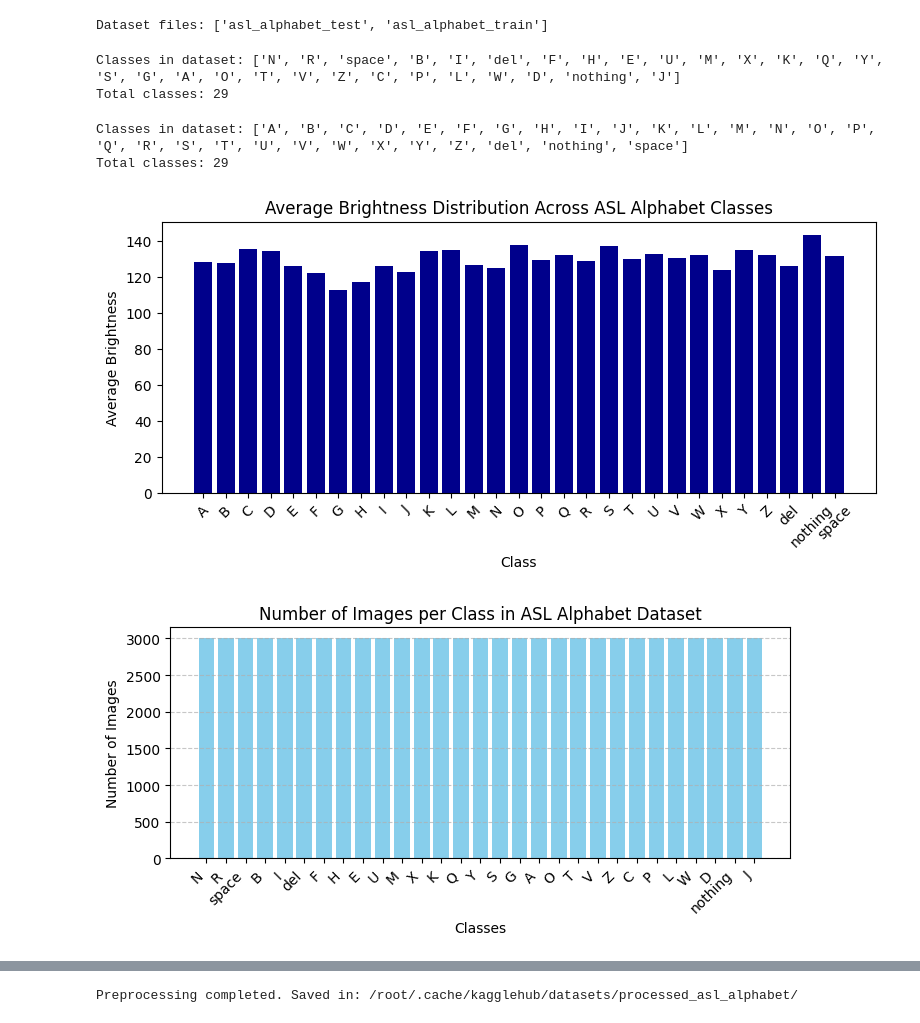
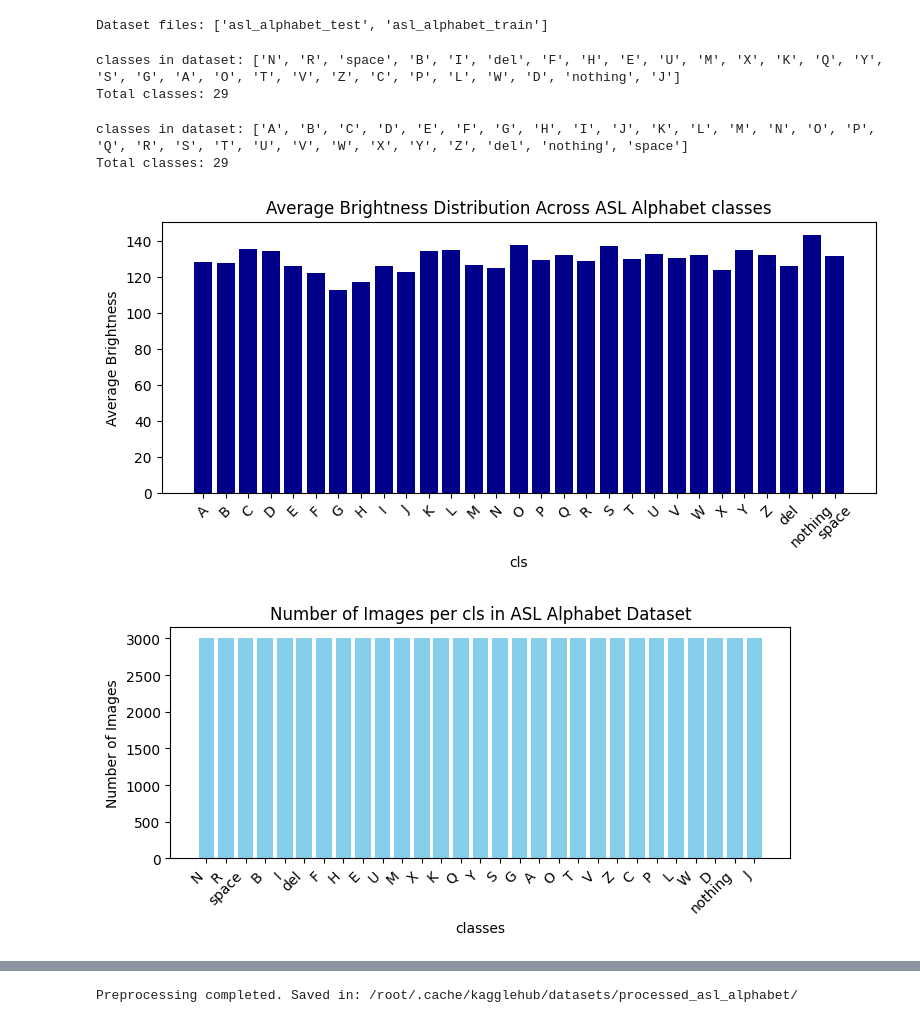
Before and after one commit to Dhaarani13/Project, a Jupyter notebook: preprocessing&EDA_.ipynb, the cells around one changed output, grey strips where cells are left out. Cells and saved outputs as stored; diff of their text form; code cells hidden in the pictures.

```diff
--- a/preprocessing&EDA_.ipynb
+++ b/preprocessing&EDA_.ipynb
@@ -29,82 +31,80 @@ Dataset files: ['asl_alphabet_test', 'asl_alphabet_train']
 train_path = os.path.join(dataset_path, "asl_alphabet_train" , "asl_alphabet_train")
 classes = os.listdir(train_path)
 
-print("Classes in dataset:", classes)
+print("classes in dataset:", classes)
 print("Total classes:", len(classes))
 # %% [output]
-Classes in dataset: ['N', 'R', 'space', 'B', 'I', 'del', 'F', 'H', 'E', 'U', 'M', 'X', 'K', 'Q', 'Y', 'S', 'G', 'A', 'O', 'T', 'V', 'Z', 'C', 'P', 'L', 'W', 'D', 'nothing', 'J']
+classes in dataset: ['N', 'R', 'space', 'B', 'I', 'del', 'F', 'H', 'E', 'U', 'M', 'X', 'K', 'Q', 'Y', 'S', 'G', 'A', 'O', 'T', 'V', 'Z', 'C', 'P', 'L', 'W', 'D', 'nothing', 'J']
 Total classes: 29
 # %%
+#Code to show Average brightness distribution across the dataset.
 
 # Define dataset path
-dataset_path = "/kaggle/input/asl-alphabet"  # Change this to your actual path
+dataset_path = "/kaggle/input/asl-alphabet"
 train_path = os.path.join(dataset_path, "asl_alphabet_train", "asl_alphabet_train")
 
 # List classes
 classes = sorted(os.listdir(train_path))
-print("Classes in dataset:", classes)
+print("classes in dataset:", classes)
 print("Total classes:", len(classes))
 
 # Initialize dictionary to store brightness values
 brightness_dict = {cls: [] for cls in classes}
 
-# Loop through each class and calculate brightness
+# Loop through each cls and calculate brightness
 for cls in tqdm(classes, desc="Processing classes"):
-    class_path = os.path.join(train_path, cls)
-    image_files = os.listdir(class_path)
+    cls_path = os.path.join(train_path, cls)
+    image_files = os.listdir(cls_path)
 
-    # Limit to a sample if dataset is large (e.g., first 100 images per class)
+    # Limit to a sample if dataset is large
     for img_file in image_files[:100]:
-        img_path = os.path.join(class_path, img_file)
+        img_path = os.path.join(cls_path, img_file)
         img = cv2.imread(img_path)
         gray = cv2.cvtColor(img, cv2.COLOR_BGR2GRAY)
         brightness = np.mean(gray)
         brightness_dict[cls].append(brightness)
 
-# Compute average brightness per class
+# Compute average brightness per cls
 avg_brightness = {cls: np.mean(vals) for cls, vals in brightness_dict.items()}
 
 # Plot brightness distribution
 plt.figure(figsize=(8, 4))
 plt.bar(avg_brightness.keys(), avg_brightness.values(), color='darkblue')
 plt.xticks(rotation=45)
-plt.xlabel('Class')
+plt.xlabel('cls')
 plt.ylabel('Average Brightness')
-plt.title('Average Brightness Distribution Across ASL Alphabet Classes')
+plt.title('Average Brightness Distribution Across ASL Alphabet classes')
 plt.tight_layout()
 plt.savefig('bright.png', dpi=300, bbox_inches='tight')
 plt.show()
 # %% [output]
-Classes in dataset: ['A', 'B', 'C', 'D', 'E', 'F', 'G', 'H', 'I', 'J', 'K', 'L', 'M', 'N', 'O', 'P', 'Q', 'R', 'S', 'T', 'U', 'V', 'W', 'X', 'Y', 'Z', 'del', 'nothing', 'space']
+classes in dataset: ['A', 'B', 'C', 'D', 'E', 'F', 'G', 'H', 'I', 'J', 'K', 'L', 'M', 'N', 'O', 'P', 'Q', 'R', 'S', 'T', 'U', 'V', 'W', 'X', 'Y', 'Z', 'del', 'nothing', 'space']
 Total classes: 29
-[figure, old version]
+[figure, new version]
 # %%
-import os
-import matplotlib.pyplot as plt
-
 # Path to training dataset
 train_path = os.path.join(dataset_path, "asl_alphabet_train", "asl_alphabet_train")
 
-# Get class names
+# Getting the cls names
 classes = os.listdir(train_path)
 
-# Count images in each class
-class_counts = {cls: len(os.listdir(os.path.join(train_path, cls))) for cls in classes}
+# Counting the number of images in each cls
+cls_counts = {cls: len(os.listdir(os.path.join(train_path, cls))) for cls in classes}
 
-# Sort by count (optional)
-class_counts = dict(sorted(class_counts.items(), key=lambda x: x[1], reverse=True))
+# Sort by count
+cls_counts = dict(sorted(cls_counts.items(), key=lambda x: x[1], reverse=True))
 
 # Plot the bar graph
 plt.figure(figsize=(8, 3))
-plt.bar(class_counts.keys(), class_counts.values(), color='skyblue')
+plt.bar(cls_counts.keys(), cls_counts.values(), color='skyblue')
 plt.xticks(rotation=45, ha='right')
-plt.xlabel("Classes")
+plt.xlabel("classes")
 plt.ylabel("Number of Images")
-plt.title("Number of Images per Class in ASL Alphabet Dataset")
-plt.grid(axis='y', linestyle='--', alpha=0.7)
+plt.title("Number of Images per cls in ASL Alphabet Dataset")
+
 
 # Show the plot
 plt.show()
 # %% [output]
-[figure, old version]
+[figure, new version]
 # %%
```
Also changed, not shown: parts of 9 cells of this notebook.
